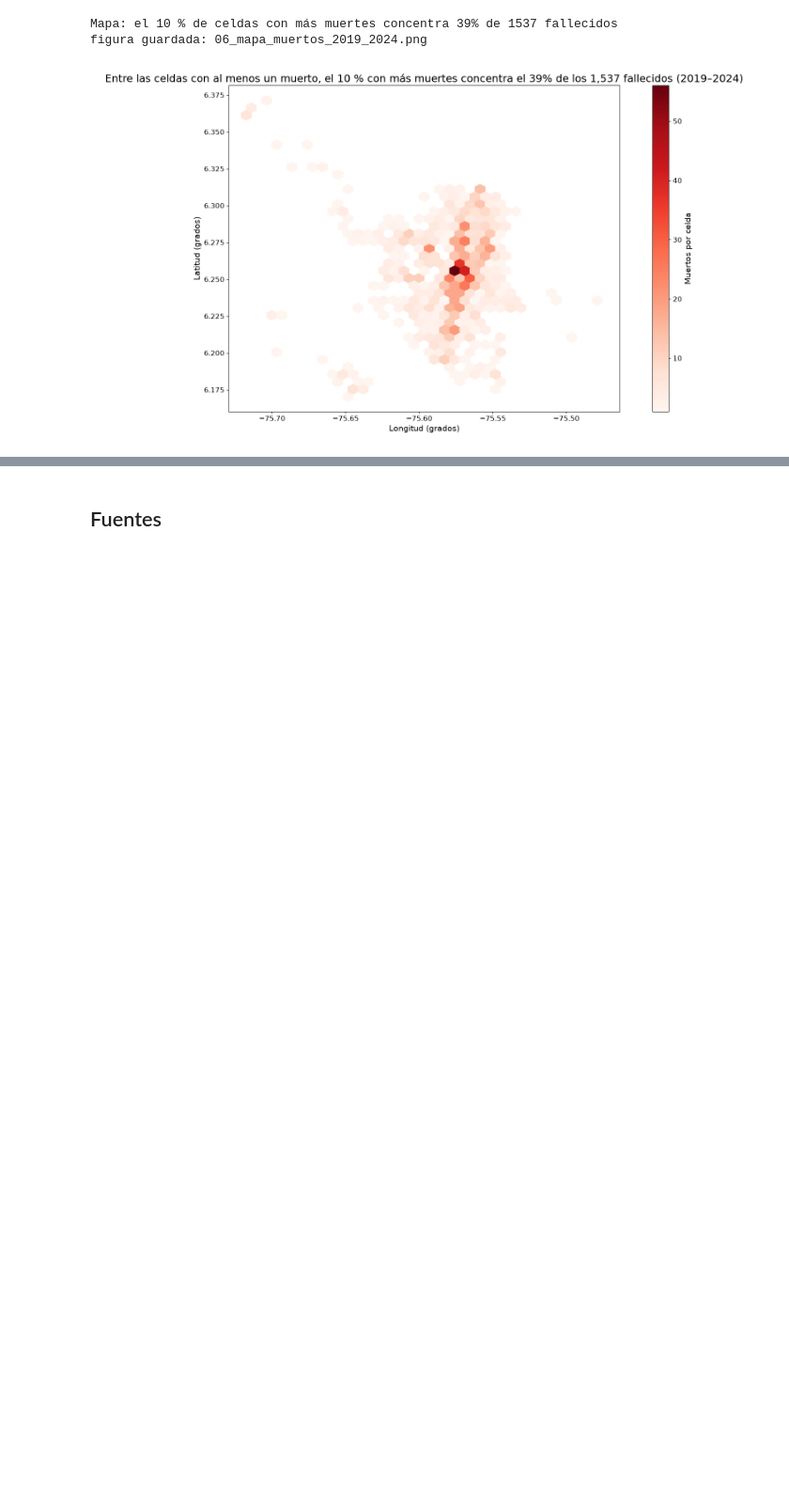
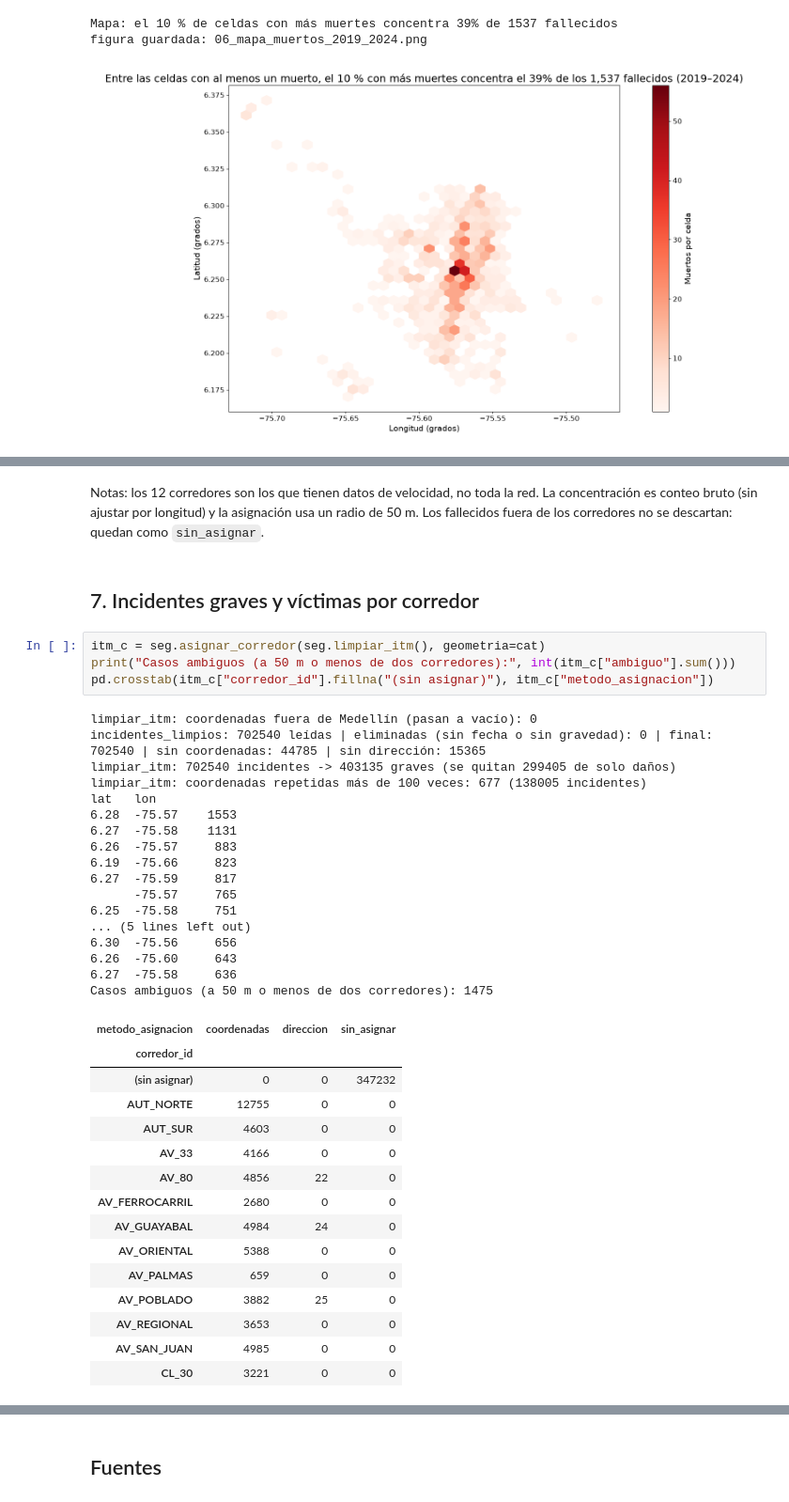
Before and after one commit to cristophh07-dot/segundos-contra-vidas, a Jupyter notebook: notebooks/01_datos_seguridad.ipynb, the cells around one changed output, grey strips where cells are left out. Shown at 94% size. Drawn from its saved outputs; the diff is of its cells as text; blank space fills up the shorter version.

```diff
--- a/notebooks/01_datos_seguridad.ipynb
+++ b/notebooks/01_datos_seguridad.ipynb
@@ -122,0 +162,43 @@ La frase "el X % de los corredores concentra el Y % de las muertes" requiere `ca
+# %% [markdown]
+Notas: los 12 corredores son los que tienen datos de velocidad, no toda la red. La concentración es
+conteo bruto (sin ajustar por longitud) y la asignación usa un radio de 50 m. Los fallecidos fuera de
+los corredores no se descartan: quedan como `sin_asignar`.
+# %% [markdown]
+## 7. Incidentes graves y víctimas por corredor
+# %%
+itm_c = seg.asignar_corredor(seg.limpiar_itm(), geometria=cat)
+print("Casos ambiguos (a 50 m o menos de dos corredores):", int(itm_c["ambiguo"].sum()))
+pd.crosstab(itm_c["corredor_id"].fillna("(sin asignar)"), itm_c["metodo_asignacion"])
+# %% [output]
+limpiar_itm: coordenadas fuera de Medellín (pasan a vacío): 0
+incidentes_limpios: 702540 leídas | eliminadas (sin fecha o sin gravedad): 0 | final: 702540 | sin coordenadas: 44785 | sin dirección: 15365
+limpiar_itm: 702540 incidentes -> 403135 graves (se quitan 299405 de solo daños)
+limpiar_itm: coordenadas repetidas más de 100 veces: 677 (138005 incidentes)
+lat   lon
+6.28  -75.57    1553
+6.27  -75.58    1131
+6.26  -75.57     883
+6.19  -75.66     823
+6.27  -75.59     817
+      -75.57     765
+6.25  -75.58     751
+... (5 lines left out)
+6.30  -75.56     656
+6.26  -75.60     643
+6.27  -75.58     636
+Casos ambiguos (a 50 m o menos de dos corredores): 1475
+| metodo_asignacion | coordenadas | direccion | sin_asignar |
+| corredor_id |  |  |  |
+| (sin asignar) | 0 | 0 | 347232 |
+| AUT_NORTE | 12755 | 0 | 0 |
+| AUT_SUR | 4603 | 0 | 0 |
+| AV_33 | 4166 | 0 | 0 |
+| AV_80 | 4856 | 22 | 0 |
+| AV_FERROCARRIL | 2680 | 0 | 0 |
+| AV_GUAYABAL | 4984 | 24 | 0 |
+| AV_ORIENTAL | 5388 | 0 | 0 |
+| AV_PALMAS | 659 | 0 | 0 |
+| AV_POBLADO | 3882 | 25 | 0 |
+| AV_REGIONAL | 3653 | 0 | 0 |
+| AV_SAN_JUAN | 4985 | 0 | 0 |
+| CL_30 | 3221 | 0 | 0 |
```
Also changed, not shown: parts of 7 cells of this notebook, 1 other file.
